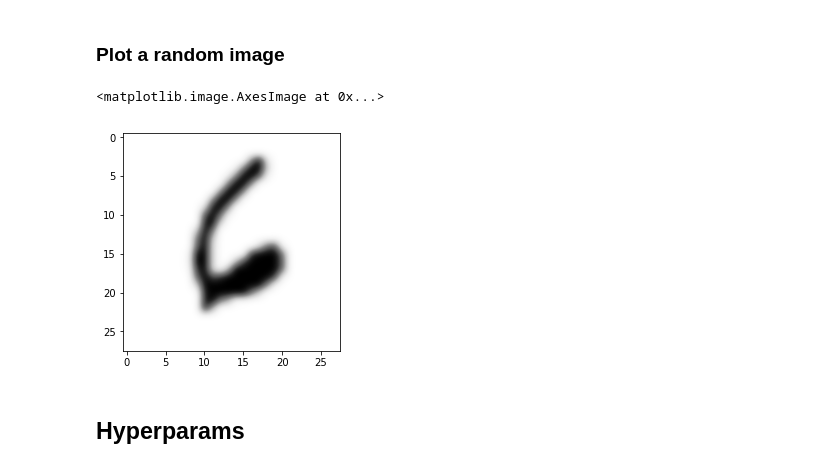
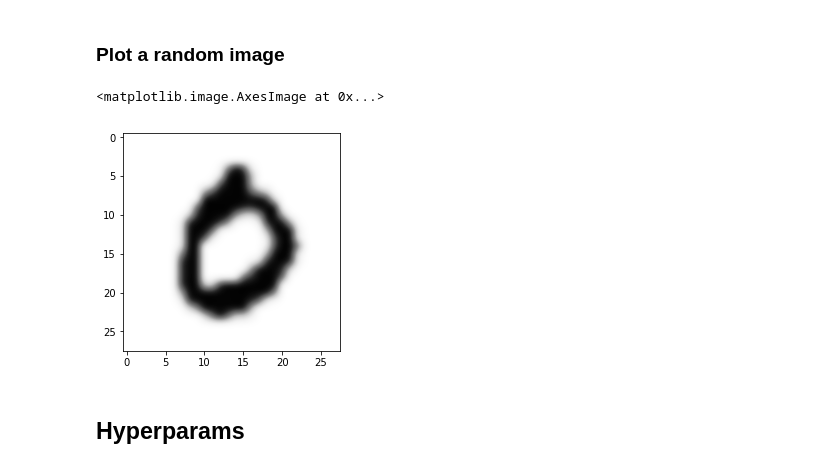
Before and after one commit to victor-iyi/deep-convolutional-GAN, a Jupyter notebook: learning-gan.ipynb, the cells around one changed output. Cells and saved outputs as stored; diff of their text form; code cells hidden in the pictures.

```diff
--- a/learning-gan.ipynb
+++ b/learning-gan.ipynb
@@ -20,12 +20,12 @@ Extracting data/MNIST/t10k-labels-idx1-ubyte.gz
 # %% [markdown]
 ### Plot a random image
 # %%
-sample_image = data.train.images[3]
+sample_image = data.test.images[3]
 sample_image = sample_image.reshape([28, 28])
 plt.imshow(sample_image, cmap='Greys', interpolation='bicubic')
 # %% [output]
 <matplotlib.image.AxesImage at 0x...>
-[figure, old version]
+[figure, new version]
 # %% [markdown]
 ## Hyperparams
 # %%
```
Also changed, not shown: parts of 5 cells of this notebook, 1 other file.
